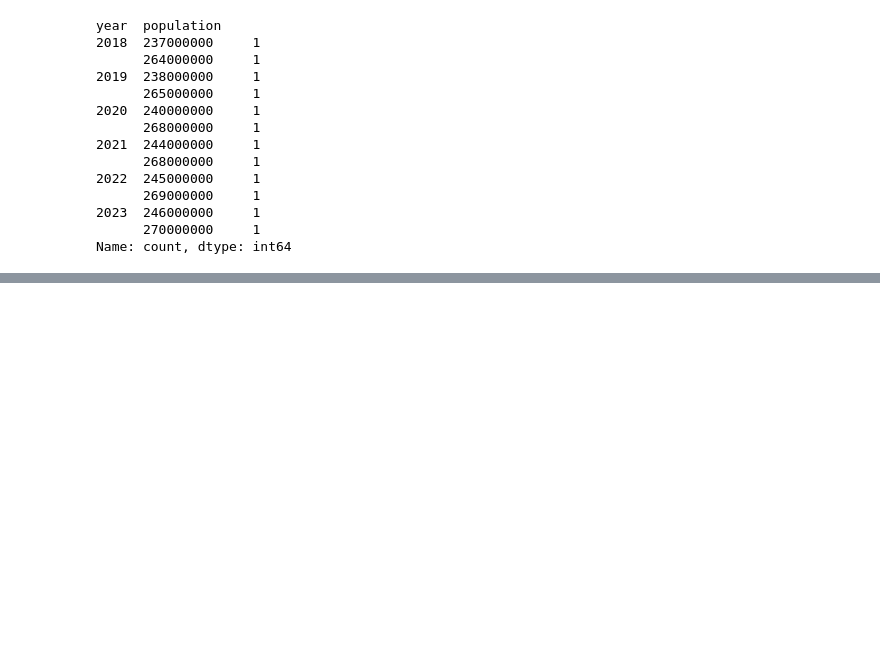
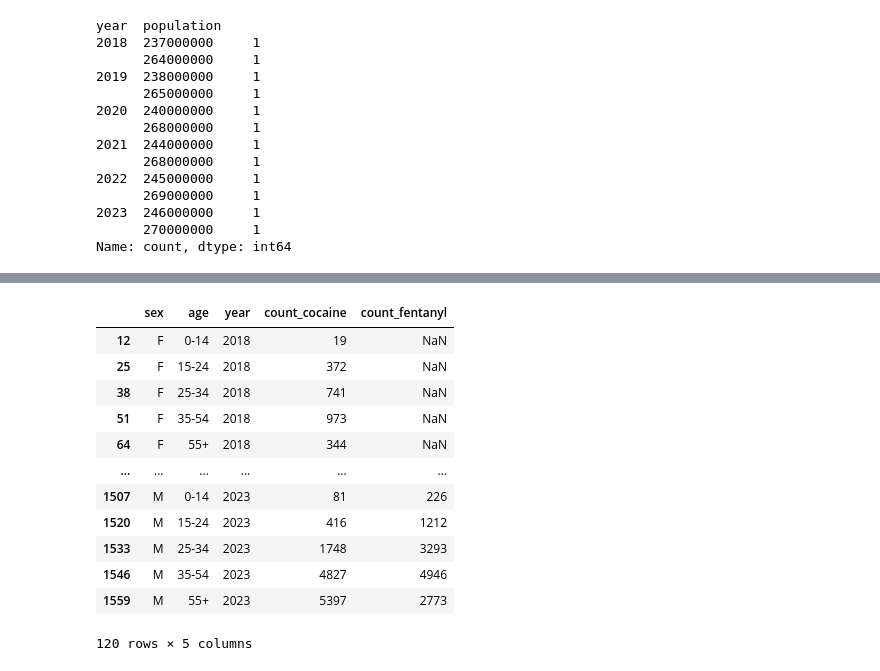
Before and after one commit to dorinajordan22/da14_capstone_2023_cocaine_and_fentanyl_analysis-, a Jupyter notebook: notebooks/2018_2023_cocaine_and_fentanyl_analysis.ipynb, the cells around one changed output, grey strips where cells are left out. Saved outputs shown, nothing was run; the diff lists cells and outputs as text; code cells hidden in the pictures; blank space fills up the shorter version.

```diff
--- a/notebooks/2018_2023_cocaine_and_fentanyl_analysis.ipynb
+++ b/notebooks/2018_2023_cocaine_and_fentanyl_analysis.ipynb
@@ -320,0 +333,21 @@ Name: count, dtype: int64
+# %%
+age = (
+    age_range_df
+    .loc[age_range_df['month'] == 'all']
+    [['sex', 'age', 'year','count_cocaine','count_fentanyl']]
+)
+age
+# %% [output]
+|  | sex | age | year | count_cocaine | count_fentanyl |
+| 12 | F | 0-14 | 2018 | 19 | NaN |
+| 25 | F | 15-24 | 2018 | 372 | NaN |
+| 38 | F | 25-34 | 2018 | 741 | NaN |
+| 51 | F | 35-54 | 2018 | 973 | NaN |
+| 64 | F | 55+ | 2018 | 344 | NaN |
+| ... | ... | ... | ... | ... | ... |
+| 1507 | M | 0-14 | 2023 | 81 | 226 |
+| 1520 | M | 15-24 | 2023 | 416 | 1212 |
+| 1533 | M | 25-34 | 2023 | 1748 | 3293 |
+| 1546 | M | 35-54 | 2023 | 4827 | 4946 |
+| 1559 | M | 55+ | 2023 | 5397 | 2773 |
+120 rows × 5 columns
```
Also changed, not shown: parts of 12 cells of this notebook.
